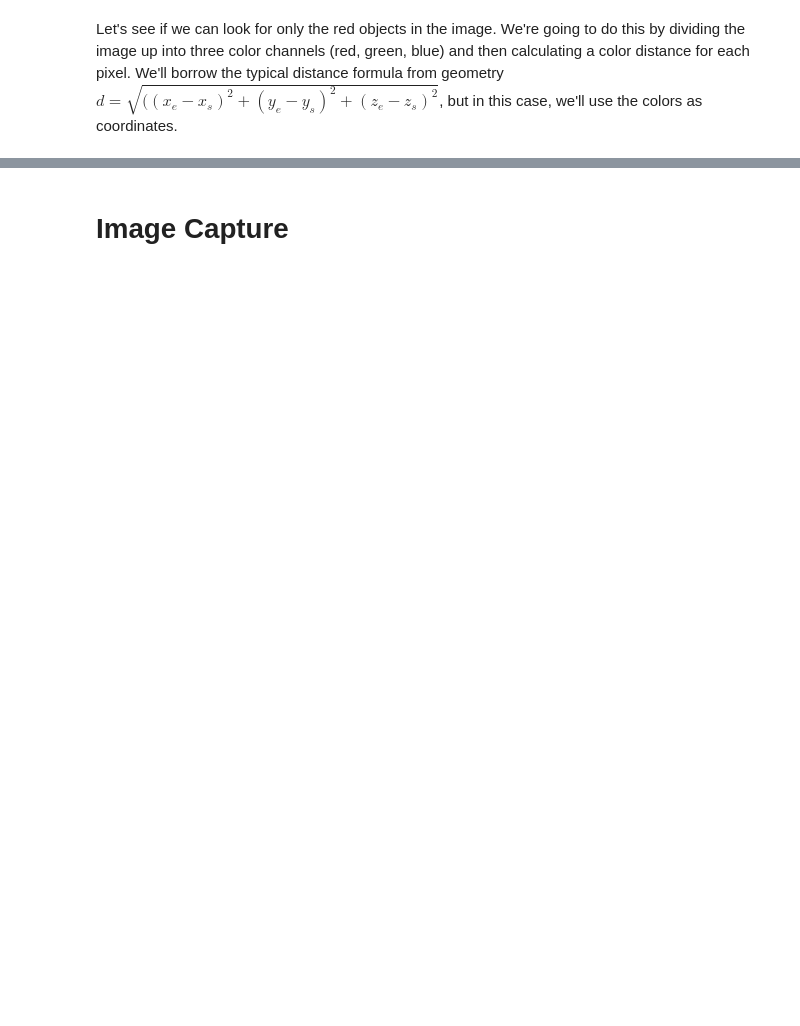
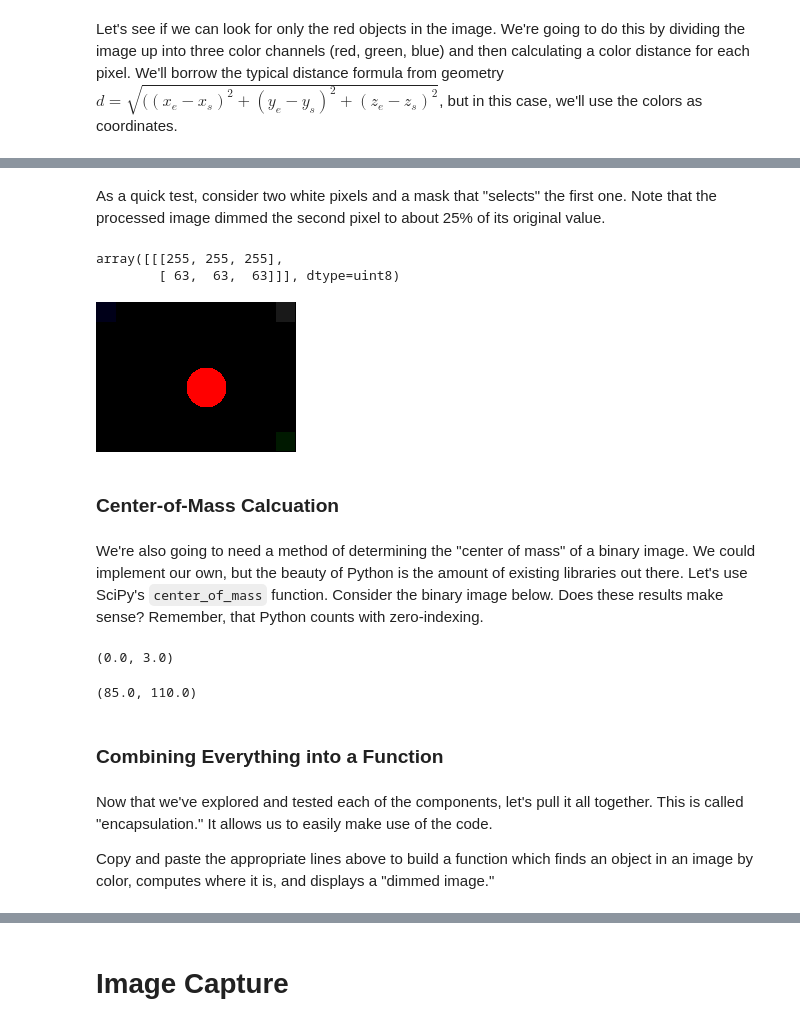
Before and after one commit to brianedw/PyVisionLab, a Jupyter notebook: labSoln.ipynb, the cells around one changed output, grey strips where cells are left out. Cells and saved outputs as stored; diff of their text form; code cells hidden in the pictures; blank space fills up the shorter version.

```diff
--- a/labSoln.ipynb
+++ b/labSoln.ipynb
@@ -192,0 +215,10 @@ im
+# %%
+# PROBLEM
+def thresholdBinarize(distData, threshold):
+    maskData = np.where(distData < threshold, 0.3, 0.8) # FIXME
+    return maskData
+# %%
+# SOLUTION
+def thresholdBinarize(distData, threshold):
+    maskData = np.where(distData < threshold, 1.0, 0.0) # FIXME
+    return maskData
@@ -192,0 +245,47 @@ im
+# %%
+def imageDimmer(imageData, mask, dimFactor):
+    maskF = mask.astype('float')
+    scalingImageData = (1 - maskF)*dimFactor + maskF
+    dimmedImageData = (imageData * np.atleast_3d(scalingImageData)).astype('uint8')
+    return dimmedImageData
+# %% [markdown]
+As a quick test, consider two white pixels and a mask that "selects" the first one.  Note that the processed image dimmed the second pixel to about 25% of its original value.
+# %%
+whitePixel = np.array([255,255,255], "uint8")
+testData = np.array([[ whitePixel, whitePixel ]])
+mask = np.array([[1, 0]])
+imageDimmer(testData, mask, 0.25)
+# %% [output]
+array([[[255, 255, 255],
+        [ 63,  63,  63]]], dtype=uint8)
+# %%
+red = np.array([255, 0, 0], 'uint8')
+distData = computeColorDistance(testImageDataDisk, red)
+maskData = thresholdBinarize(distData, 0.2)
+dimmedImage = imageDimmer(testImageDataDisk, maskData, 0.1)
+displayArray(dimmedImage)
+# %% [output]
+[figure, added]
+# %% [markdown]
+### Center-of-Mass Calcuation
+# %% [markdown]
+We're also going to need a method of determining the "center of mass" of a binary image.  We could implement our own, but the beauty of Python is the amount of existing libraries out there.  Let's use SciPy's `center_of_mass` function.  Consider the binary image below.  Does these results make sense?  Remember, that Python counts with zero-indexing.
+# %%
+testData = np.array([[0, 0, 1, 1, 1, 0, 0, 0, 0],
+                     [0, 0, 0, 0, 0, 0, 0, 0, 0]])
+center_of_mass(testData) # (row, column)
+# %% [output]
+(0.0, 3.0)
+# %%
+red = np.array([255, 0, 0], 'uint8')
+distData = computeColorDistance(testImageDataDisk, red)
+maskData = thresholdBinarize(distData, 0.2)
+center_of_mass(maskData)
+# %% [output]
+(85.0, 110.0)
+# %% [markdown]
+### Combining Everything into a Function
+# %% [markdown]
+Now that we've explored and tested each of the components, let's pull it all together.  This is called "encapsulation."  It allows us to easily make use of the code.
+
+Copy and paste the appropriate lines above to build a function which finds an object in an image by color, computes where it is, and displays a "dimmed image."
```
Also changed, not shown: parts of 102 cells of this notebook.
